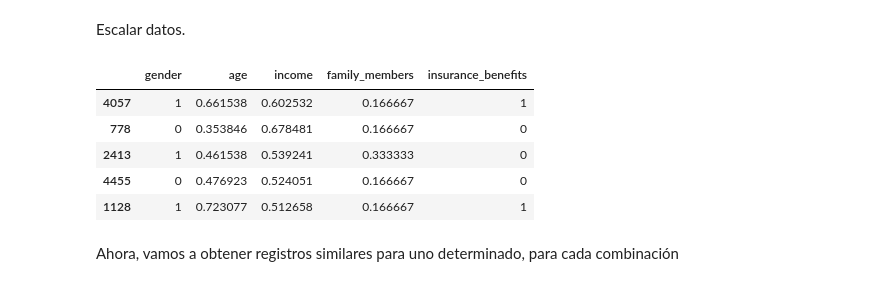
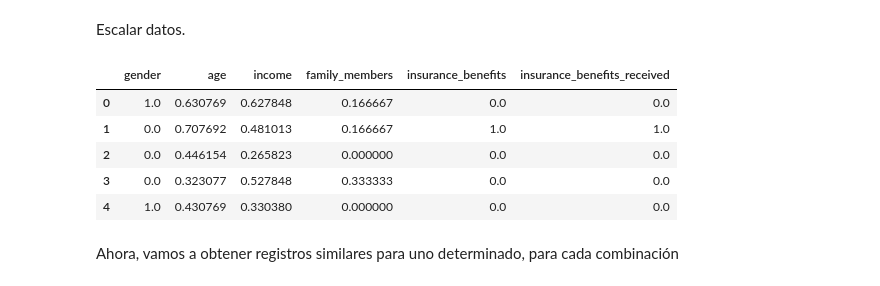
Before and after one commit to jmhrivera/project_11_Customer_Insurance_Analysis, a Jupyter notebook: project11.ipynb, the cells around one changed output. Drawn from its saved outputs; the diff is of its cells as text; code cells hidden in the pictures.

```diff
--- a/project11.ipynb
+++ b/project11.ipynb
@@ -168,19 +167,22 @@ def get_knn(data, n, k, metric):
 Escalar datos.
 # %%
 feature_names = ['gender', 'age', 'income', 'family_members']
-transformer_mas = sklearn.preprocessing.MaxAbsScaler().fit(df[feature_names].to_numpy())
 
-df_scaled = df.copy()
-df_scaled.loc[:, feature_names] = transformer_mas.transform(df[feature_names].to_numpy())
+def escalate_df(df, cols):
+    transformer_mas = sklearn.preprocessing.MaxAbsScaler().fit(df[cols].to_numpy())
+    df_scaled = df.copy().astype(np.float64)
+    df_scaled.loc[:, cols] = transformer_mas.transform(df[cols].to_numpy())
+    return df_scaled
-# %%
-df_scaled.sample(5)
-# %% [output]
-|  | gender | age | income | family_members | insurance_benefits |
-| 4057 | 1 | 0.661538 | 0.602532 | 0.166667 | 1 |
-| 778 | 0 | 0.353846 | 0.678481 | 0.166667 | 0 |
-| 2413 | 1 | 0.461538 | 0.539241 | 0.333333 | 0 |
-| 4455 | 0 | 0.476923 | 0.524051 | 0.166667 | 0 |
-| 1128 | 1 | 0.723077 | 0.512658 | 0.166667 | 1 |
+# %%
+df_scaled = escalate_df(df,feature_names)
+df_scaled.head(5)
+# %% [output]
+|  | gender | age | income | family_members | insurance_benefits | insurance_benefits_received |
+| 0 | 1.0 | 0.630769 | 0.627848 | 0.166667 | 0.0 | 0.0 |
+| 1 | 0.0 | 0.707692 | 0.481013 | 0.166667 | 1.0 | 1.0 |
+| 2 | 0.0 | 0.446154 | 0.265823 | 0.000000 | 0.0 | 0.0 |
+| 3 | 0.0 | 0.323077 | 0.527848 | 0.333333 | 0.0 | 0.0 |
+| 4 | 1.0 | 0.430769 | 0.330380 | 0.000000 | 0.0 | 0.0 |
 # %% [markdown]
 Ahora, vamos a obtener registros similares para uno determinado, para cada combinación
 # %% [markdown]
```
Also changed, not shown: parts of 19 cells of this notebook, 1 other file.
